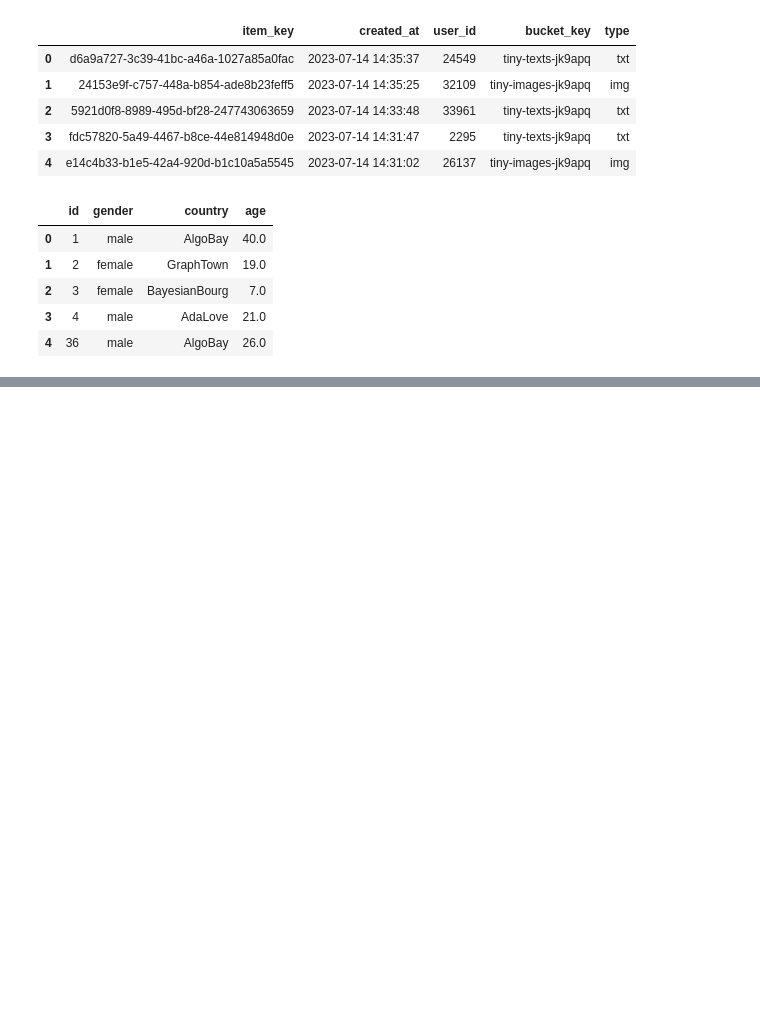
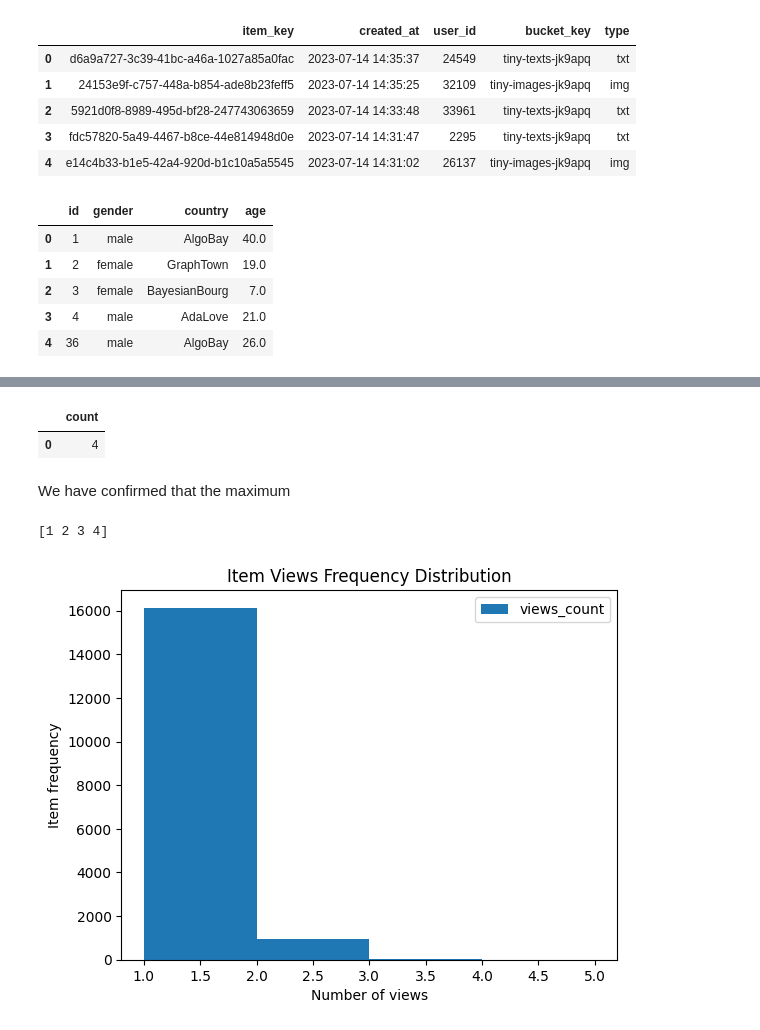
Before and after one commit to mattmegarry/reco-data-exploration, a Jupyter notebook: explore-reco-data.ipynb, the cells around one changed output, grey strips where cells are left out. Drawn from its saved outputs; the diff is of its cells as text; code cells hidden in the pictures; blank space fills up the shorter version.

Commit message:
[wip] - display histogram with item view frequency

```diff
--- a/explore-reco-data.ipynb
+++ b/explore-reco-data.ipynb
@@ -51,3 +51,7 @@ fct_df.head()
 | 2 | 2023-07-25 | 2023-07-25 13:00:00 | 1690291725 | 24473.0 | fd760756-961b-4e12-8d75-090902e74921 | view | 29e43e40-44cf-4f79-9b0d-076f3cb66c43 |
 | 3 | 2023-07-25 | 2023-07-25 13:00:00 | 1690291725 | 24473.0 | None | stop | 29e43e40-44cf-4f79-9b0d-076f3cb66c43 |
 | 4 | 2023-07-25 | 2023-07-25 13:00:00 | 1690291729 | 19301.0 | f1b4453a-1048-46a2-9d54-bd37571a7e6f | view | c18e3c3e-a5c1-4f9a-b78e-f9a104ded275 |
+# %%
+view_frequency_query = "SELECT item_id, COUNT(*) as views_count FROM fct_hourly_metric WHERE evt_type = 'view' GROUP BY item_id;"
+df_view_frequency = pd.read_sql(view_frequency_query, db_uri)
+df_view_frequency.head()
@@ -53,0 +79,22 @@ fct_df.head()
+# %%
+items_check_query = "SELECT COUNT(*) FROM fct_hourly_metric WHERE evt_type = 'view' AND item_id = 'd2777c58-1474-4891-b195-0bcb2ac37f56';"
+df_items_check = pd.read_sql(items_check_query, db_uri)
+df_items_check.head()
+# %% [output]
+|  | count |
+| 0 | 4 |
+# %% [markdown]
+We have confirmed that the maximum
+# %%
+ax = df_view_frequency.plot.hist(x='item_id',y='views_count', bins=np.arange(df_view_frequency['views_count'].min(), df_view_frequency['views_count'].max()+2))
+
+print(np.arange(df_view_frequency['views_count'].min(), df_view_frequency['views_count'].max()+1, 1))
+ax = plt.gca()
+ax.set_xticklabels(ax.get_xticks(), fontdict={'horizontalalignment': 'center'})
+plt.ylabel('Item frequency')
+plt.xlabel('Number of views')
+plt.title('Item Views Frequency Distribution')
+plt.show()
+# %% [output]
+[1 2 3 4]
+[figure, added]
```
Also changed, not shown: parts of 3 cells of this notebook.
